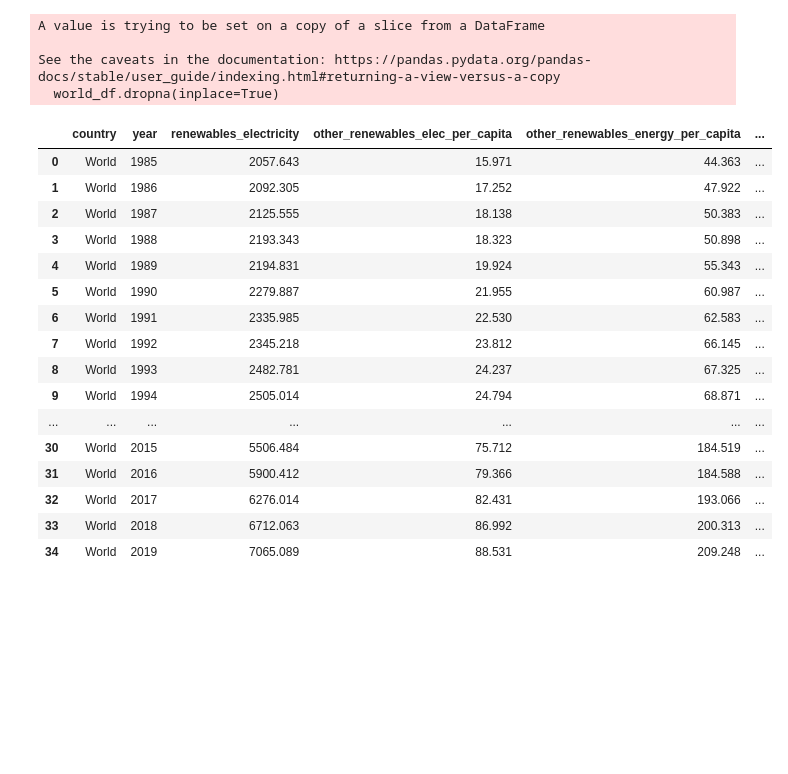
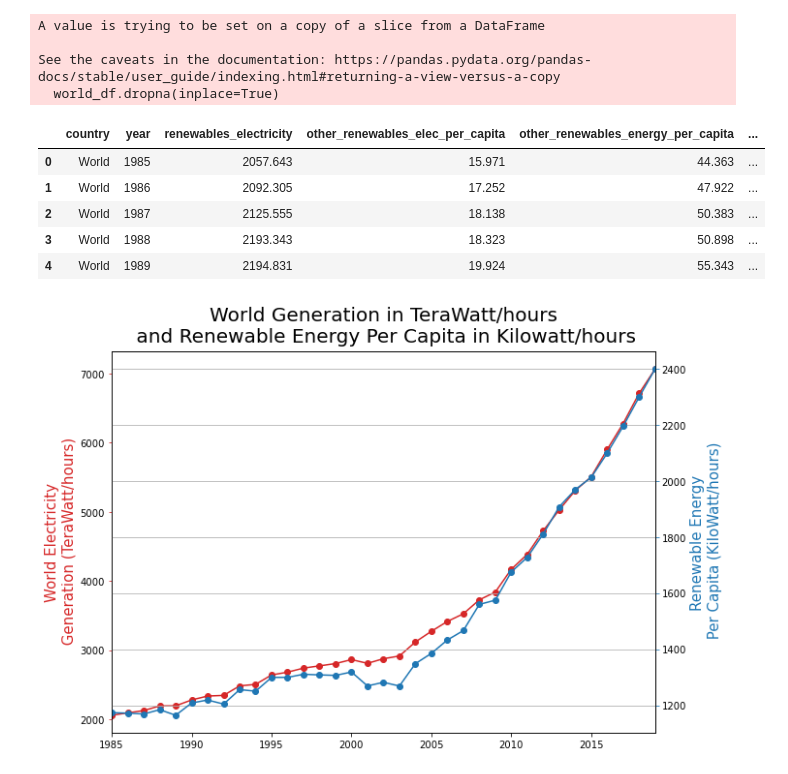
Before and after one commit to IgorComune/RenewableEnergy, a Jupyter notebook: RenewableEnergy.ipynb, the cells around one changed output. Cells and saved outputs as stored; diff of their text form; code cells hidden in the pictures; blank space fills up the shorter version.

```diff
--- a/RenewableEnergy.ipynb
+++ b/RenewableEnergy.ipynb
@@ -837,22 +837,37 @@ See the caveats in the documentation: https://pandas.pydata.org/pandas-docs/stab
 # %%
 world_df.reset_index(drop=True, inplace=True)
 # %%
-world_df
+world_df.head()
 # %% [output]
 |  | country | year | renewables_electricity | other_renewables_elec_per_capita | other_renewables_energy_per_capita | ... |
 | 0 | World | 1985 | 2057.643 | 15.971 | 44.363 | ... |
 | 1 | World | 1986 | 2092.305 | 17.252 | 47.922 | ... |
 | 2 | World | 1987 | 2125.555 | 18.138 | 50.383 | ... |
 | 3 | World | 1988 | 2193.343 | 18.323 | 50.898 | ... |
 | 4 | World | 1989 | 2194.831 | 19.924 | 55.343 | ... |
-| 5 | World | 1990 | 2279.887 | 21.955 | 60.987 | ... |
-| 6 | World | 1991 | 2335.985 | 22.530 | 62.583 | ... |
-| 7 | World | 1992 | 2345.218 | 23.812 | 66.145 | ... |
-| 8 | World | 1993 | 2482.781 | 24.237 | 67.325 | ... |
-| 9 | World | 1994 | 2505.014 | 24.794 | 68.871 | ... |
-| ... | ... | ... | ... | ... | ... | ... |
-| 30 | World | 2015 | 5506.484 | 75.712 | 184.519 | ... |
-| 31 | World | 2016 | 5900.412 | 79.366 | 184.588 | ... |
-| 32 | World | 2017 | 6276.014 | 82.431 | 193.066 | ... |
-| 33 | World | 2018 | 6712.063 | 86.992 | 200.313 | ... |
-| 34 | World | 2019 | 7065.089 | 88.531 | 209.248 | ... |
+# %%
+fig, ax1 = plt.subplots(figsize=(10,6))
+
+x = world_df['year']
+y = world_df['renewables_electricity']
+y1= world_df['renewables_energy_per_capita']
+
+color = 'tab:red'
+ax1.set_ylabel('World Electricity\n Generation (TeraWatt/hours)',color = 'tab:red', size=15)
+ax1.plot(x, y,color = 'tab:red',marker='o')
+ax1.tick_params(axis='y',color = 'tab:red')
+
+color = 'tab:blue'
+ax2 = ax1.twinx()  # instantiate a second axes that shares the same x-axis
+ax2.set_ylabel('Renewable Energy\n Per Capita (KiloWatt/hours)',color = 'tab:blue', size=15)  # we already handled the x-label with ax1
+ax2.plot(x, y1,color = 'tab:blue',marker='o')
+ax2.tick_params(axis='y',color = 'tab:blue')
+
+plt.xlim([1985,2019])
+
+fig.tight_layout()  # otherwise the right y-label is slightly clipped
+plt.title('World Generation in TeraWatt/hours\n and Renewable Energy Per Capita in Kilowatt/hours', size=20, pad=10)
+plt.grid(True)
+plt.show()
+# %% [output]
+[figure, added]
```
Also changed, not shown: parts of 26 cells of this notebook.
